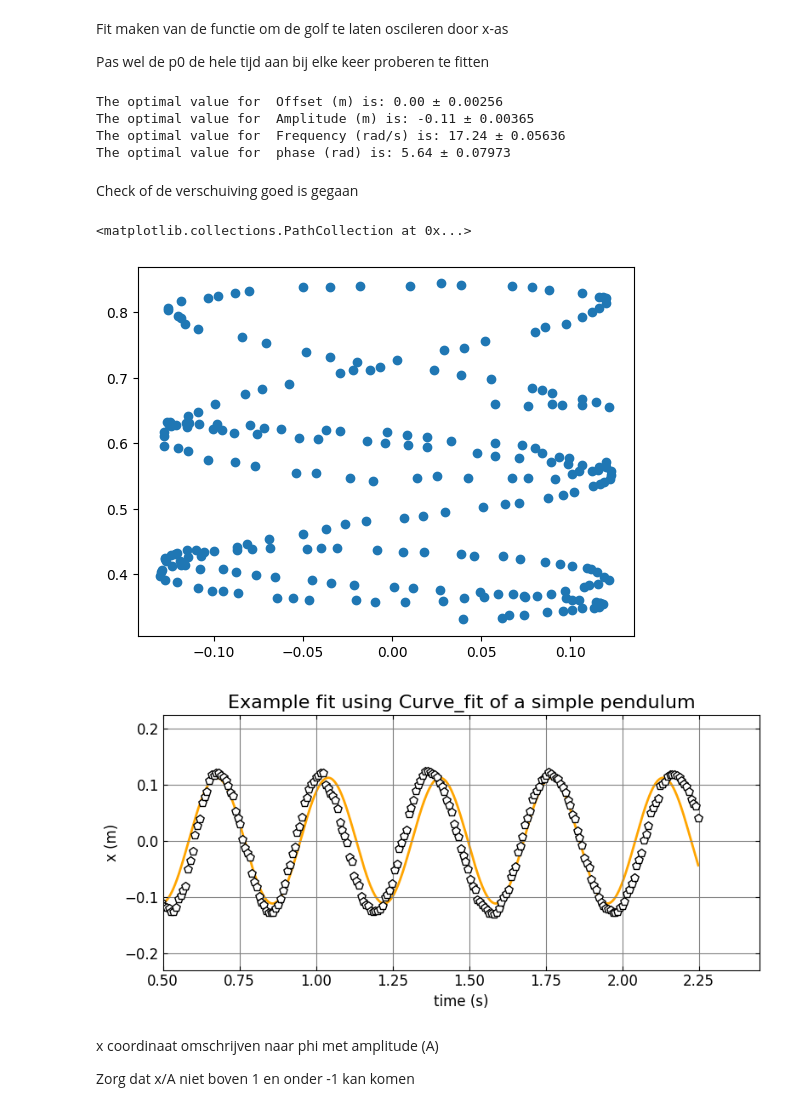
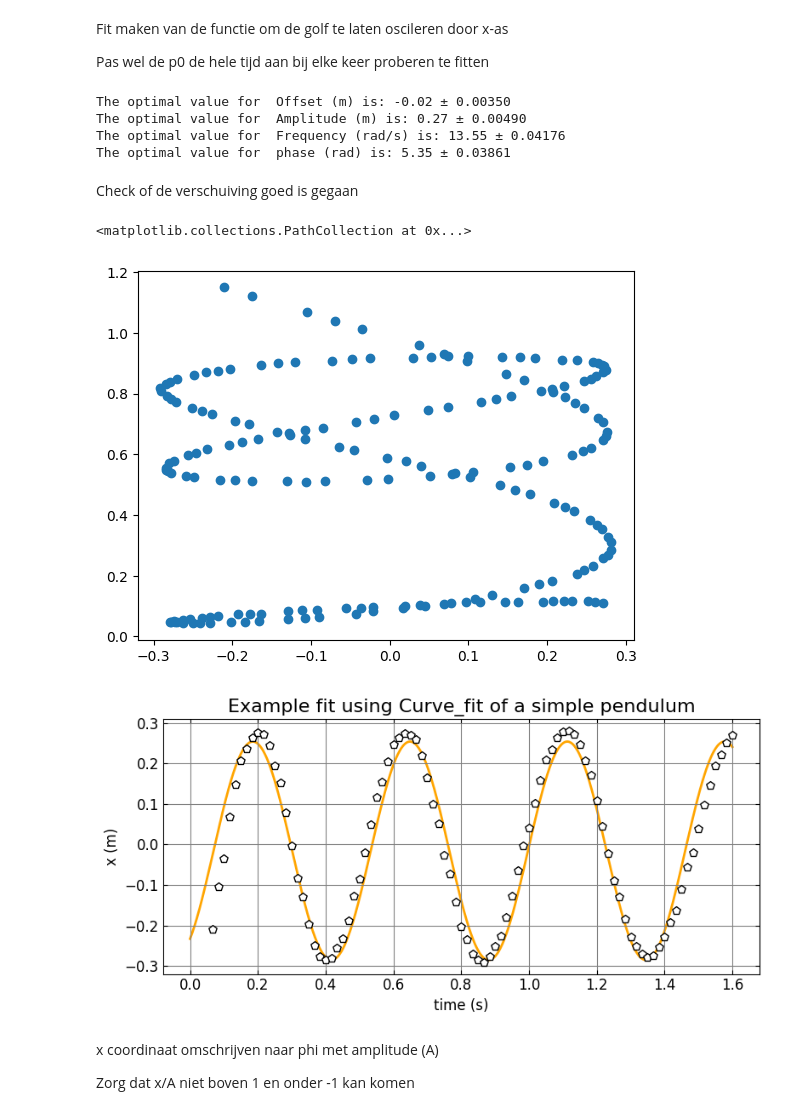
Before and after one commit to Oengaboenga/NSP-2-Jonathan-en-Bryan, a Jupyter notebook: Analyse_meting_13.ipynb, the cells around one changed output. Cells and saved outputs as stored; diff of their text form; code cells hidden in the pictures.

```diff
--- a/Analyse_meting_13.ipynb
+++ b/Analyse_meting_13.ipynb
@@ -42,54 +42,54 @@ df.drop([x for x in range(50)])
 def sinus_model(t,x0,A,omega,phi):
     return x0+A*np.sin(omega*t+phi)
 
-popt, pcov = curve_fit(sinus_model,t,x,p0=[1100 ,-84.72 ,17.24,5.64],bounds = ([0,-1000,0,0],[1500,1000,100,2*np.pi]))
+popt, pcov = curve_fit(sinus_model,t,x,p0=[1326.00 ,-10 ,15.62,6.28],bounds = ([0,-100,0,0],[1500,100,100,2*np.pi]))
 x = np.asarray(x) - popt[0]
 x = np.asarray(x)*11.186/abs(popt[1])/100
 y = np.asarray(y)*11.186/abs(popt[1])/100
-popt, pcov = curve_fit(sinus_model,t,x,p0=[0,11.19 ,17.24,5.64],bounds = ([-100,-1000,-100,0],[1000,1000,100,2*np.pi]))
+popt, pcov = curve_fit(sinus_model,t,x,p0=[0,-0.11,13.62,6.28],bounds = ([-10,-50,-50,0],[10,50,50,2*np.pi]))
 parameter=['Offset (m)', 'Amplitude (m)', 'Frequency (rad/s)', 'phase (rad)']
 
 
 for i in range (4):
     print("The optimal value for ", parameter[i], 'is:', "{:.2f}".format(popt[i]), '\u00B1', "{:.5f}".format(np.sqrt(pcov[i,i])))
 # %% [output]
-The optimal value for  Offset (m) is: 0.00 ± 0.00256
-The optimal value for  Amplitude (m) is: -0.11 ± 0.00365
-The optimal value for  Frequency (rad/s) is: 17.24 ± 0.05636
-The optimal value for  phase (rad) is: 5.64 ± 0.07973
+The optimal value for  Offset (m) is: -0.02 ± 0.00350
+The optimal value for  Amplitude (m) is: 0.27 ± 0.00490
+The optimal value for  Frequency (rad/s) is: 13.55 ± 0.04176
+The optimal value for  phase (rad) is: 5.35 ± 0.03861
 # %% [markdown]
 Check of de verschuiving goed is gegaan
 # %%
 plt.scatter(x,y)
 # %% [output]
 <matplotlib.collections.PathCollection at 0x...>
-[figure, old version]
+[figure, new version]
 # %%
 xfit = np.linspace(0,max(t),1000) #create new data for fit.
 
 #Plot data + fit
 fig,axes=plt.subplots(1,1,figsize=(8,4),sharex=True,sharey=True)
 axes.plot(xfit,sinus_model(xfit,*popt), color ='orange', lw = 2,zorder =1) #plot fit
-axes.scatter(t[::1],x[::1] ,color = 'black', s = 50, marker ='p',ec='black',fc='white',zorder=2) #plot every 15th datapoint
+axes.scatter(t[::2],x[::2] ,color = 'black', s = 50, marker ='p',ec='black',fc='white',zorder=2) #plot every 15th datapoint
 
 #plot axis labels and limits
 axes.set_title('Example fit using Curve_fit of a simple pendulum',fontsize=16)
 axes.set_xlabel('time (s)',fontsize=12)
 axes.set_ylabel('x (m)',fontsize=12)
-axes.set_xlim(0.5, max(t)+0.2)
-axes.set_ylim(np.min(x)-0.1,np.max(x)+0.1)
+# axes.set_xlim(0.5, max(t)+0.2)
+# axes.set_ylim(np.min(x)-0.1,np.max(x)+0.1)
 
 #Some plot settings
 axes.tick_params(direction="in",labelsize=12,bottom = True,top = True,left= True,right=True) #inward direction of tick-lines
 axes.grid(True,color='gray')
 plt.tight_layout() #creates optimal padding levels for figure (especially usefull for side-by-side figures)
 
 # location='Path' #Path to your prefered location, e.g. User/Downloads/
 # plt.savefig(location+'simple_pendulum.svg') #Extension can be .png/.jpg/.etc or .svg/.pdf (Vector Image)
 
 plt.show()
 # %% [output]
-[figure, old version]
+[figure, new version]
 # %% [markdown]
 x coordinaat omschrijven naar phi met amplitude (A)
 
```
Also changed, not shown: parts of 5 cells of this notebook.
